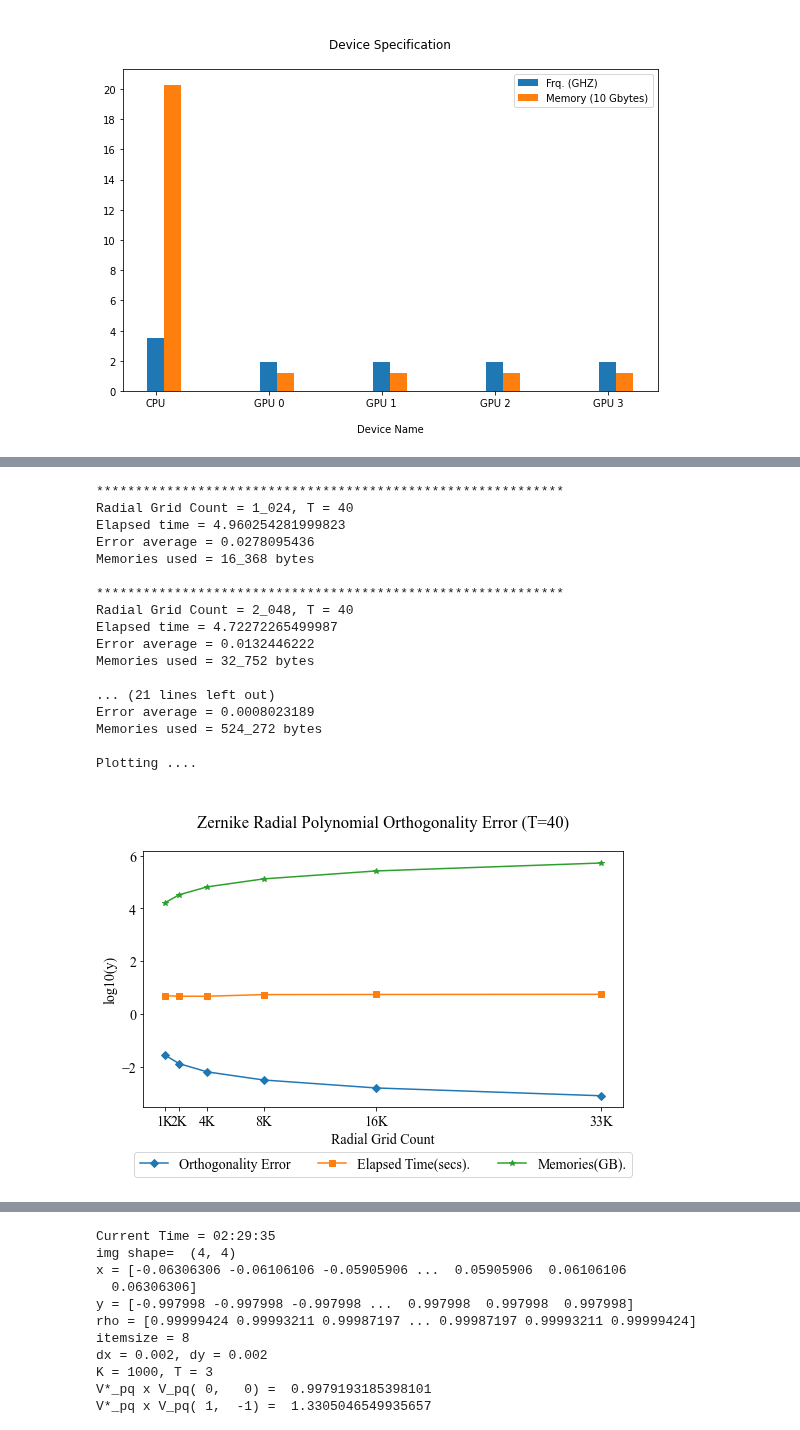
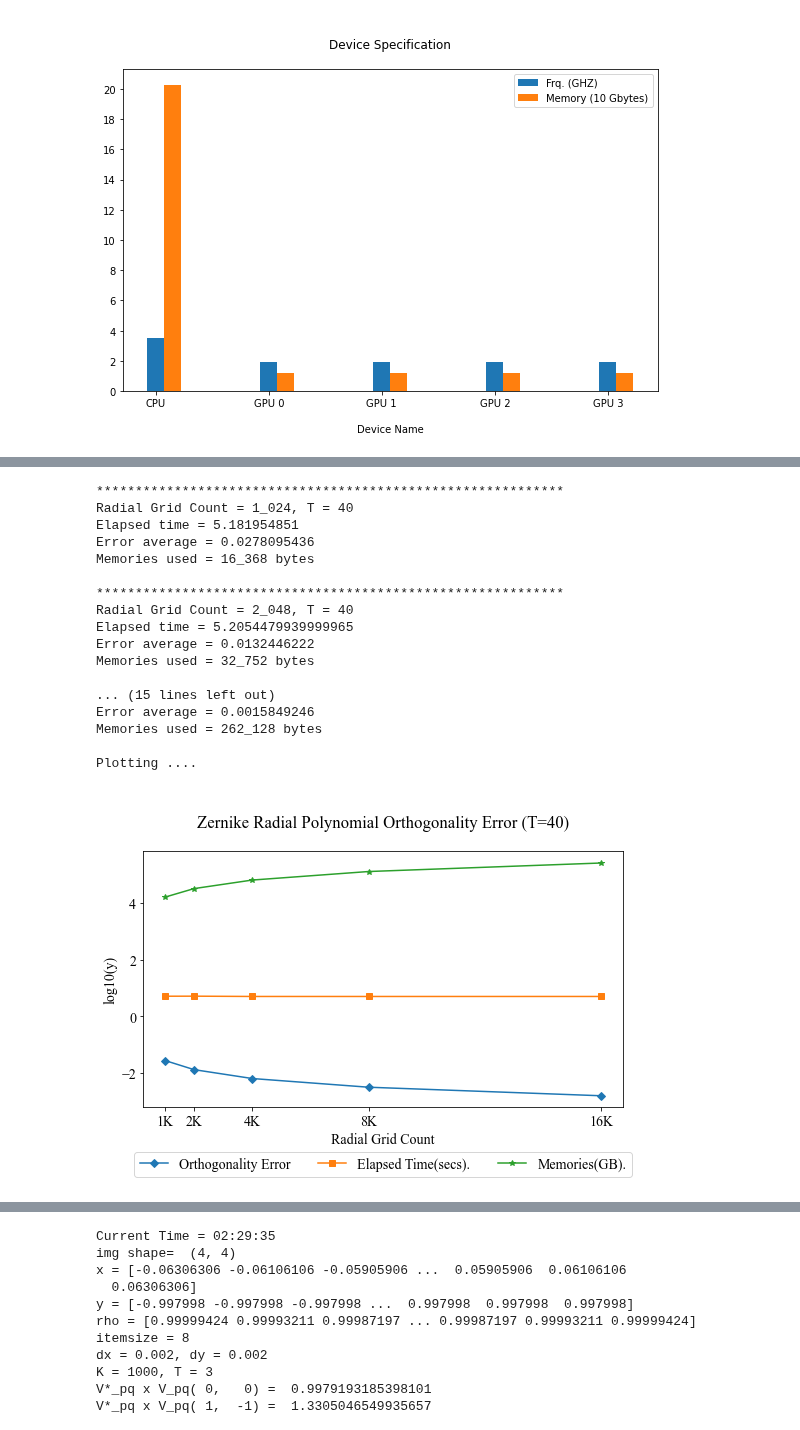
Before and after one commit to sunabove/Zernike, a Jupyter notebook: AZernike.ipynb, the cells around one changed output, grey strips where cells are left out. Saved outputs shown, nothing was run; the diff lists cells and outputs as text; code cells hidden in the pictures.

```diff
--- a/AZernike.ipynb
+++ b/AZernike.ipynb
@@ -204,7 +211,7 @@ def validte_radial_polynomial( T = 6, use_hash = 0, debug=0) :
     error_avgs = []
     elapsed_list = []
 
-    resolutions = [ 2**x for x in range( 10, 15 + 1 ) ]
+    resolutions = [ 2**x for x in range( 10, 14 + 1 ) ]
     memories = []
 
     for grid_count in tqdm( resolutions, desc="Resolution" ):
@@ -331,19 +338,19 @@ Current Time = 00:56:58
 Zernike Radial polynomail orthogonality validation
 ************************************************************
 Radial Grid Count = 1_024, T = 40
-Elapsed time = 4.960254281999823
+Elapsed time = 5.181954851
 Error average = 0.0278095436
 Memories used = 16_368 bytes
 
 ************************************************************
 Radial Grid Count = 2_048, T = 40
-Elapsed time = 4.72272265499987
+Elapsed time = 5.2054479939999965
 Error average = 0.0132446222
 Memories used = 32_752 bytes
 
-... (21 lines left out)
-Error average = 0.0008023189
-Memories used = 524_272 bytes
+... (15 lines left out)
+Error average = 0.0015849246
+Memories used = 262_128 bytes
 
 Plotting ....
-[figure, old version]
+[figure, new version]
```
Also changed, not shown: parts of 3 cells of this notebook, 2 other files.
